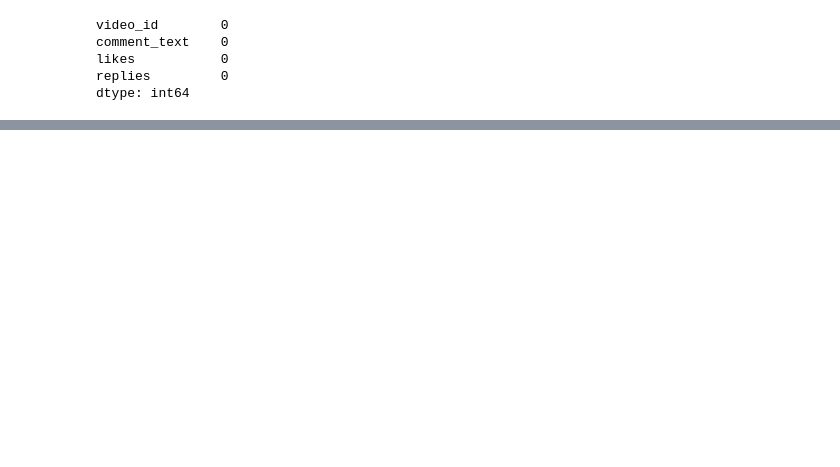
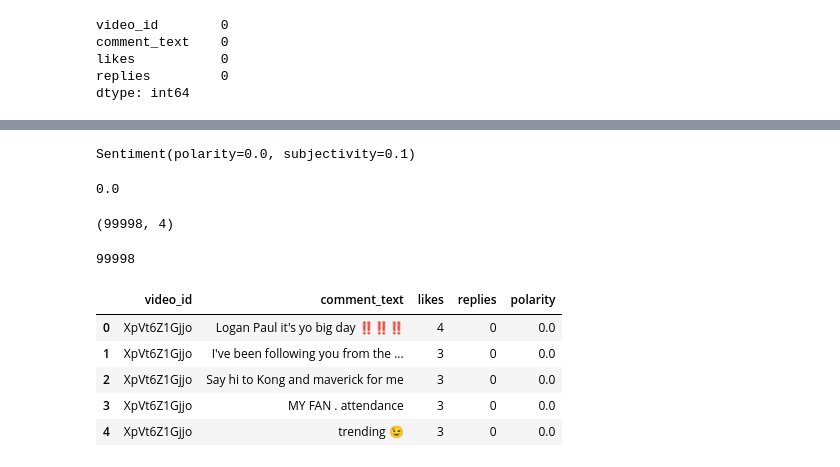
Before and after one commit to gomez-fernando/youtube-sentiment-data-analysis, a Jupyter notebook: youtube_analysis.ipynb, the cells around one changed output, grey strips where cells are left out. Saved outputs shown, nothing was run; the diff lists cells and outputs as text; code cells hidden in the pictures; blank space fills up the shorter version.

```diff
--- a/youtube_analysis.ipynb
+++ b/youtube_analysis.ipynb
@@ -6,2 +41,4 @@ import matplotlib.pyplot as plt
 # %%
-comments = pd.read_csv(r'C:\projects_windows\cursos\REAL WORLD PROJECTS - DATA ANALYTICS\resources\UScomments.csv', on_bad_lines='skip')
+comments_df = pd.read_csv(r'C:\projects_windows\cursos\REAL WORLD PROJECTS - DATA ANALYTICS\resources\UScomments.csv', on_bad_lines='skip')
+# %%
+comments = comments_df[0:100000].copy()
@@ -34,0 +92,36 @@ dtype: int64
+# %%
+TextBlob("Logan Paul it's yo big day ‼️‼️‼️").sentiment
+# %% [output]
+Sentiment(polarity=0.0, subjectivity=0.1)
+# %%
+TextBlob("Logan Paul it's yo big day ‼️‼️‼️").sentiment.polarity
+# %% [output]
+0.0
+# %%
+comments.shape
+# %% [output]
+(99998, 4)
+# %%
+polarity = []
+
+for comment in comments['comment_text']:
+    try:
+        polarity.append(TextBlob(comment).sentiment.polarity)
+    except:
+        polarity.append(0)
+# %%
+len(polarity)
+# %% [output]
+99998
+# %%
+comments['polarity'] = polarity
+# comments.loc[:,'polarity'] = polarity
+# %%
+comments.head()
+# %% [output]
+|  | video_id | comment_text | likes | replies | polarity |
+| 0 | XpVt6Z1Gjjo | Logan Paul it's yo big day ‼️‼️‼️ | 4 | 0 | 0.0 |
+| 1 | XpVt6Z1Gjjo | I've been following you from the ... | 3 | 0 | 0.0 |
+| 2 | XpVt6Z1Gjjo | Say hi to Kong and maverick for me | 3 | 0 | 0.0 |
+| 3 | XpVt6Z1Gjjo | MY FAN . attendance | 3 | 0 | 0.0 |
+| 4 | XpVt6Z1Gjjo | trending 😉 | 3 | 0 | 0.0 |
```
Also changed, not shown: parts of 36 cells of this notebook, 2 other files.
